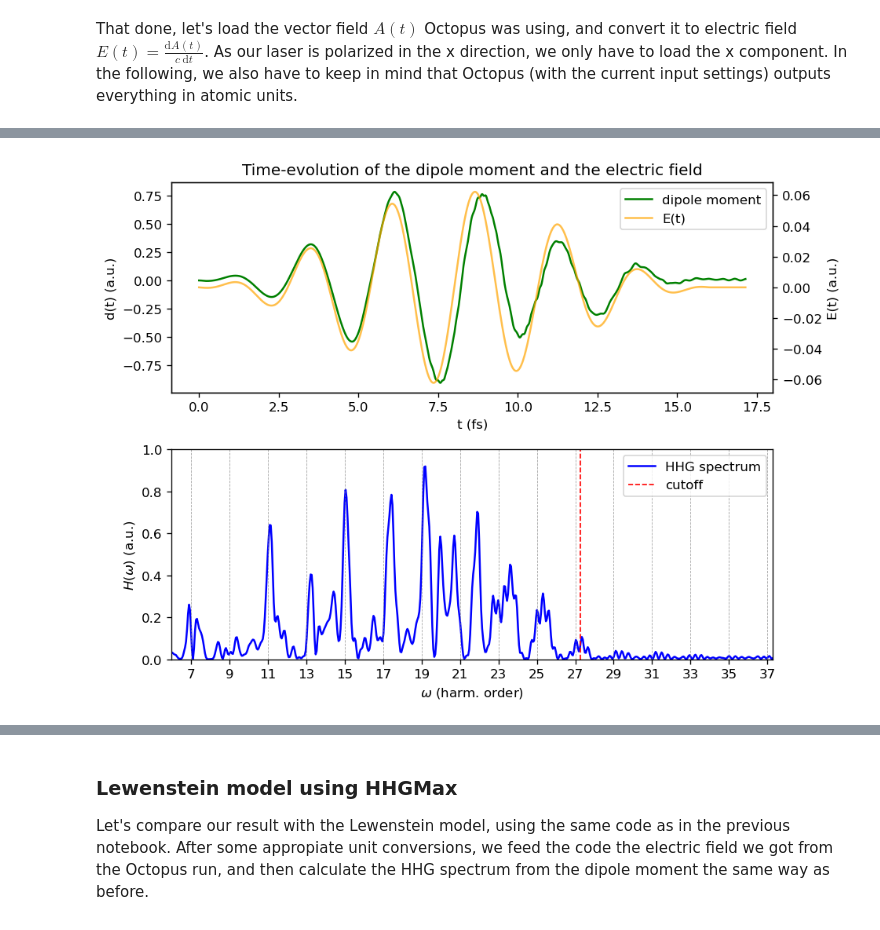
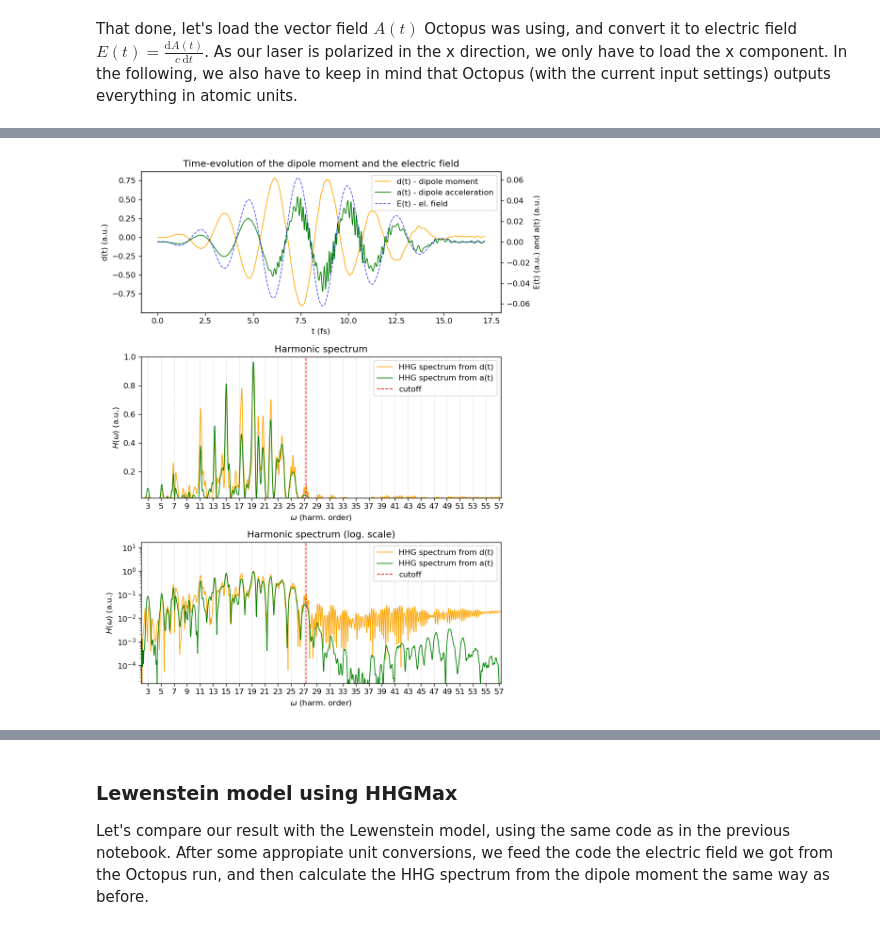
Before and after one commit to pan-training/panosc-summerschool-2022, a Jupyter notebook: 02_Tuesday_September_13th/Octopus_Ar_and_N2.ipynb, the cells around one changed output, grey strips where cells are left out. Cells and saved outputs as stored; diff of their text form; code cells hidden in the pictures.

```diff
--- a/02_Tuesday_September_13th/Octopus_Ar_and_N2.ipynb
+++ b/02_Tuesday_September_13th/Octopus_Ar_and_N2.ipynb
@@ -122,7 +108,7 @@ def au_si_conv(value, quantity, target="au"):
     unit["energy_ev"] = unit['ev'] = 27.2114
     unit["energy"] = unit["energy_ev"] * unit["q"]
     unit["c"] = unit["length"] / unit["time"]
-    unit["d"] = unit["q"] * unit["length"]
+    unit["d"] = unit["dipole"] = unit["q"] * unit['l'] # 8.4783536255e-30   # dipole moment
     unit["electricfield"] = unit['E'] = 5.142208e11
     unit["intensity"] = unit['I'] = 3.50944758e20
 
@@ -467,7 +475,7 @@ if RUN_TDDFT:
 That done, let's load the vector field $A(t)$ Octopus was using, and convert it to electric field $E(t) = \frac{\mathrm{d}A(t)}{c\ \mathrm{d}t}$.  As our laser is polarized in the x direction, we only have to load the x component. In the following, we also have to keep in mind that Octopus (with the current input settings) outputs everything in atomic units.
 # %%
 t_au, vecpot_au = np.genfromtxt(os.path.join("td.general", 'laser'), usecols=(1,2), unpack=True)
-E_au = -np.gradient(vecpot_au, t_au) / C_AU
+E_au = np.gradient(vecpot_au, t_au) / C_AU
 
 fig, axa = plt.subplots()
 axe = axa.twinx()
@@ -495,56 +509,61 @@ The code below calculates the HHG spectrum from the dipole moment calculated by
 # %%
 ### Read data and calculate FFT ###
 fft_t_window = 3*t_sim  # FFT window width used to obtain the HHG spectrum from the dipole moment (controls the spectral resolution by zero-paddingg the time-domain signal)
 n_fft = int(fft_t_window // deltat)
 
 fpath = os.path.join("td.general", "multipoles")
 fpath2 = os.path.join("td.general", "acceleration")
 t_au, dpx, dpy,dpz = np.genfromtxt(fpath, usecols=(1,3,4,5), unpack=True)
-t_au, dax, day,daz = np.genfromtxt(fpath, usecols=(1,3,4,5), unpack=True)
+t_au, dax, day,daz = np.genfromtxt(fpath2, usecols=(1,2,3,4), unpack=True, skip_header=5)
 dipole = dpx # depending on the laser polarization, ours is x-linear
 dipole_acc = dax
 
 # do the fft
-dt = t_au[1] - t_au[0]
-oms = 2*np.pi*fftshift(fftfreq(n_fft,d = np.abs(dt))) # FFT angular frequency
+dt_au = t_au[1] - t_au[0]
+oms_au = 2*np.pi*fftshift(fftfreq(n_fft,d = np.abs(dt_au))) # FFT angular frequency
 # oms = 2*np.pi*fftshift(fftfreq(t_au.size,d = np.abs(dt))) # FFT angular frequency
-ft_d = - fftshift(fft(dipole, n=n_fft)) * oms**2
-ft_da = - fftshift(fft(dipole_acc, n=n_fft))
+ft_d = - fftshift(fft(dipole, n=n_fft)) * oms_au**2
+ft_da = fftshift(fft(dipole_acc, n=n_fft))
 hhg = np.abs(ft_d)**2
 hhg_a = np.abs(ft_da)**2
 
 # the harmonic orders
-ho = oms / pulse_omega_au
+ho = oms_au / pulse_omega_au
 t_si = t_au / FS_TO_AU
 
 # plot the laser field and the dipole moment VS time
-fig, (axt, axw) = plt.subplots(2,1, figsize=(8,6))
+fig, (axt, axw, axwl) = plt.subplots(3,1, figsize=(8,10))
 axl = axt.twinx()
-p1, = axt.plot(t_si, dipole, 'green', label='dipole moment')
-# p11, = axl.plot(t_si, dipole_acc, 'green', label='dipole acceleration')
-p2, = axl.plot(t_si, E_au, 'orange', alpha=0.7, label='E(t)')
+p1, = axt.plot(t_si, dipole, 'orange', linewidth=1.0, label='d(t) - dipole moment')
+p11, = axl.plot(t_si, dipole_acc, 'green', linewidth=1.0, label='a(t) - dipole acceleration')
+p2, = axl.plot(t_si, E_au, 'blue', alpha=0.7, linestyle='--', linewidth=1.0, label='E(t) - el. field')
 axt.set_xlabel('t (fs)')
 axt.set_ylabel('d(t) (a.u.)')
-axl.set_ylabel('E(t) (a.u.)')
+axl.set_ylabel('E(t) (a.u.) and a(t) (a.u.)')
 axt.set_title("Time-evolution of the dipole moment and the electric field")
-axl.legend(handles=[p1, p2])
+axl.legend(handles=[p1, p11, p2])
 
 # plot the HHG spectra
-p3, = axw.plot(ho, hhg, 'blue', label='HHG spectrum')
-axw.set_xticks([1+2*i for i in range(50)])
-axw.set_xlim(6, cutoff_ho+10)
-# axw.set_ylim(0*np.amax(hhg)*1e-4, np.amax(hhg)*1e-3)
-axw.set_ylim(0, 1.0)
-for i in range(50):
-    axw.axvline(1+2*i, linewidth=0.5, linestyle='--', color='gray', alpha=0.7)
-p4 = axw.axvline(cutoff_ho, linewidth=1.0, linestyle='--', color='red', label='cutoff')
-axw.set_xlabel(r'$\omega$ (harm. order)')
-axw.set_ylabel(r'$H(\omega)$ (a.u.)')
-axw.legend(loc='upper right', handles=[p3, p4])
+for ax in (axw, axwl):
+    p3, = ax.plot(ho, hhg, 'orange', linewidth=1.0, label='HHG spectrum from d(t)')
+    p31, = ax.plot(ho, hhg_a, 'green', linewidth=1.0, label='HHG spectrum from a(t)')
+    ax.set_xticks([1+2*i for i in range(50)])
+    ax.set_xlim(2, cutoff_ho+30)
+    for i in range(50):
+        ax.axvline(1+2*i, linewidth=0.5, linestyle='--', color='gray', alpha=0.4)
+    p4 = ax.axvline(cutoff_ho, linewidth=1.0, linestyle='--', color='red', label='cutoff')
+    ax.set_xlabel(r'$\omega$ (harm. order)')
+    ax.set_ylabel(r'$H(\omega)$ (a.u.)')
+    ax.legend(loc='upper right', handles=[p3, p31, p4])
 
+axw.set_title("Harmonic spectrum")
+axwl.set_title("Harmonic spectrum (log. scale)")
+axw.set_ylim(np.amax(hhg)*1e-2, 1.0)
+axwl.set_ylim(np.amax(hhg)*1e-5, np.amax(hhg)*1e1)
+axwl.set_yscale('log')
 plt.tight_layout()
 # %% [output]
-[figure, old version]
+[figure, new version]
 # %% [markdown]
 We an compare this to an experimental result, for example to this one:
 
```
Also changed, not shown: parts of 24 cells of this notebook, 5 other files.
